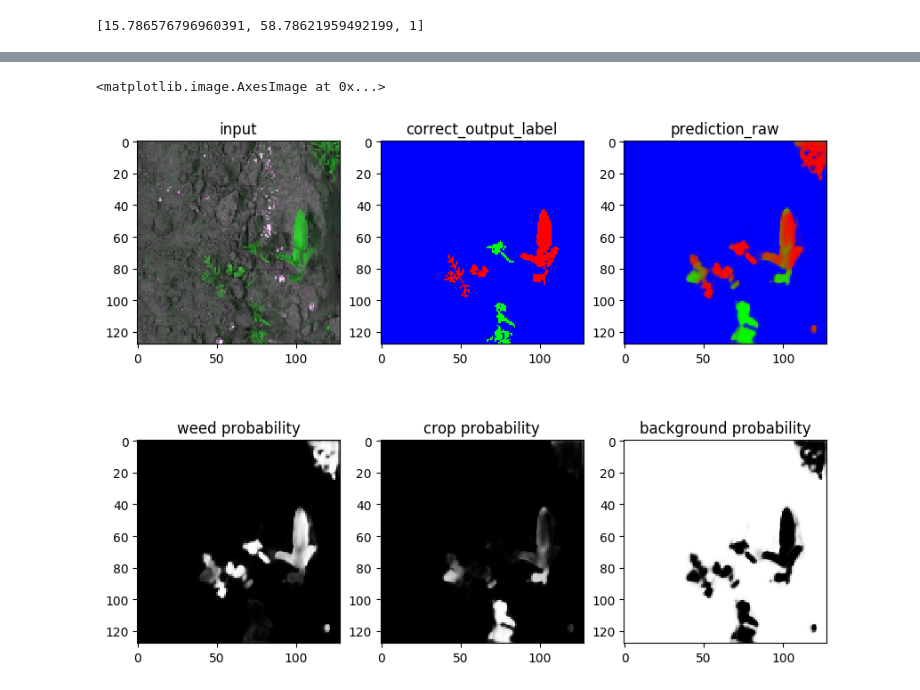
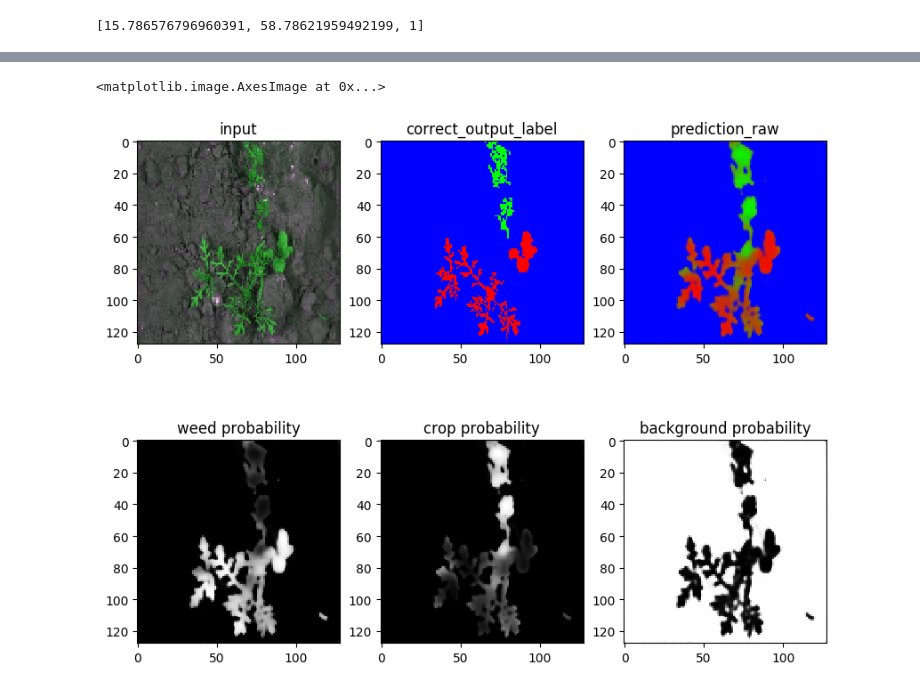
Before and after one commit to totti0223/deep_learning_for_biologists_with_keras, a Jupyter notebook: notebooks/crop_weed_semantic_segmentation.ipynb, the cells around one changed output, grey strips where cells are left out. Cells and saved outputs as stored; diff of their text form; code cells hidden in the pictures.

```diff
--- a/notebooks/crop_weed_semantic_segmentation.ipynb
+++ b/notebooks/crop_weed_semantic_segmentation.ipynb
@@ -161,26 +161,26 @@ def small_Unet(labels=1,h=128,w=128, out_activation = "sigmoid"):
     conv12= layers.Conv2D(16,(3,3),activation="relu",padding="same")(conv11)
     conv13= layers.Conv2D(16,(3,3),activation="relu",padding="same")(conv12)
     pool1 = layers.MaxPool2D((2,2))(conv13)
-    drop1 = layers.Dropout(0.4)(pool1)
+    drop1 = layers.Dropout(0.5)(pool1)
    #block2 64x64
     conv21 = layers.Conv2D(32,(3,3),activation="relu",padding="same")(drop1)
     conv22 = layers.Conv2D(32,(3,3),activation="relu",padding="same")(conv21)
     conv23 = layers.Conv2D(32,(3,3),activation="relu",padding="same")(conv22)
     pool2 = layers.MaxPool2D((2,2))(conv23)
-    drop2 = layers.Dropout(0.4)(pool2)
+    drop2 = layers.Dropout(0.5)(pool2)
     #block3 32x32
     conv31 = layers.Conv2D(64,(3,3),activation="relu",padding="same")(drop2)
     conv32 = layers.Conv2D(64,(3,3),activation="relu",padding="same")(conv31)
     conv33 = layers.Conv2D(64,(3,3),activation="relu",padding="same")(conv32)
     pool3 = layers.MaxPool2D((2,2))(conv33)
-    drop3 = layers.Dropout(0.4)(pool3)
+    drop3 = layers.Dropout(0.5)(pool3)
 
     #block4 16x16
     conv41 = layers.Conv2D(128,(3,3),activation="relu",padding="same")(drop3)
     conv42 = layers.Conv2D(128,(3,3),activation="relu",padding="same")(conv41)
     conv43 = layers.Conv2D(128,(3,3),activation="relu",padding="same")(conv42)
     pool4 = layers.MaxPool2D((2,2))(conv43)
-    drop4 = layers.Dropout(0.4)(pool4)
+    drop4 = layers.Dropout(0.5)(pool4)
 
     #bottom of Unet 8x8
     #下記のように、名前は一緒でも継承されるので問題ない。上をわけているのはclarityのため
@@ -196,28 +196,28 @@ def small_Unet(labels=1,h=128,w=128, out_activation = "sigmoid"):
     x = layers.concatenate([conv43,x])
     x= layers.Conv2D(128,(3,3),activation="relu",padding="same")(x)
     x = layers.Conv2D(128,(3,3),activation="relu",padding="same")(x)
-    x = layers.Dropout(0.4)(x)
+    x = layers.Dropout(0.5)(x)
     #upblock3
     x = layers.UpSampling2D((2,2))(x)
     x = layers.Conv2D(64,(3,3),activation="relu",padding="same")(x)
     x = layers.concatenate([conv33,x])
     x= layers.Conv2D(64,(3,3),activation="relu",padding="same")(x)
     x= layers.Conv2D(64,(3,3),activation="relu",padding="same")(x)
-    x = layers.Dropout(0.4)(x)
+    x = layers.Dropout(0.5)(x)
     #upblock2
     x = layers.UpSampling2D((2,2))(x)
     x = layers.Conv2D(32,(3,3),activation="relu",padding="same")(x)
     x = layers.concatenate([conv23,x])
     x= layers.Conv2D(32,(3,3),activation="relu",padding="same")(x)
     x= layers.Conv2D(32,(3,3),activation="relu",padding="same")(x)
-    x = layers.Dropout(0.4)(x)
+    x = layers.Dropout(0.5)(x)
     #upblock1
     x = layers.UpSampling2D((2,2))(x)
     x = layers.Conv2D(16,(3,3),activation="relu",padding="same")(x)
     x = layers.concatenate([conv13,x])
     x= layers.Conv2D(16,(3,3),activation="relu",padding="same")(x)
     x= layers.Conv2D(16,(3,3),activation="relu",padding="same")(x)
-    x = layers.Dropout(0.4)(x)
+    x = layers.Dropout(0.5)(x)
     #to label image (2 labels)
     x = layers.Conv2D(labels,(1,1))(x)
     if out_activation == "sigmoid":
@@ -636,7 +636,7 @@ Epoch 150/150
 # %%
 # change the value of n below to see different images in the test dataset
 #n should be smaller than 20
-n = 6
+n = 3
 
 plt.figure(figsize=(10,8))
 plt.subplot(2,3,1)
@@ -799,7 +799,7 @@ Epoch 150/150
 # %%
 # change the value of n below to see different images in the test dataset
 #n should be smaller than 20
-n = 6
+n = 3
 
 plt.figure(figsize=(10,8))
 plt.subplot(2,3,1)
@@ -814,31 +814,31 @@ plt.imshow(img)
 prediction = model.predict(test_x[n:n+1])
 prediction = np.reshape(prediction,(128,128,3))
 plt.subplot(2,3,3)
 plt.title("prediction_raw")
 plt.imshow(prediction)
 
 
 #per label
 plt.subplot(2,3,4)
 plt.title("weed probability")
 #img = prediction.copy()
 #img = np.argmax(img,axis=2)
 #img = np.all(img[...,np.newaxis] == 0 ,axis=-1)*1
 plt.imshow(prediction[:,:,0],cmap="gray")
 
 plt.subplot(2,3,5)
 plt.title("crop probability")
 #img = prediction.copy()
 #img = np.argmax(img,axis=2)
 #img = np.all(img[...,np.newaxis] == 1 ,axis=-1)*1
 plt.imshow(prediction[:,:,1],cmap="gray")
 
 plt.subplot(2,3,6)
 plt.title("background probability")
 #img = prediction.copy()
 #img = np.argmax(img,axis=2)
 #img = np.all(img[...,np.newaxis] == 2 ,axis=-1)*1
 plt.imshow(prediction[:,:,2],cmap="gray")
 # %% [output]
 <matplotlib.image.AxesImage at 0x...>
-[figure, old version]
+[figure, new version]
```
Also changed, not shown: parts of 9 cells of this notebook.
